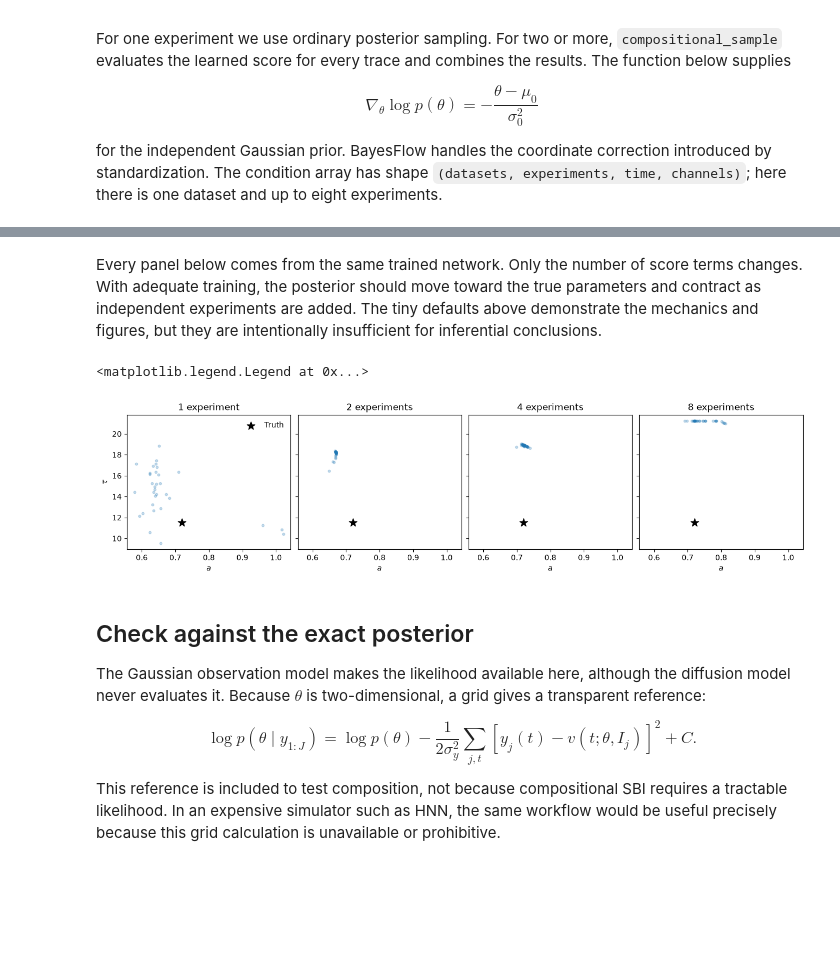
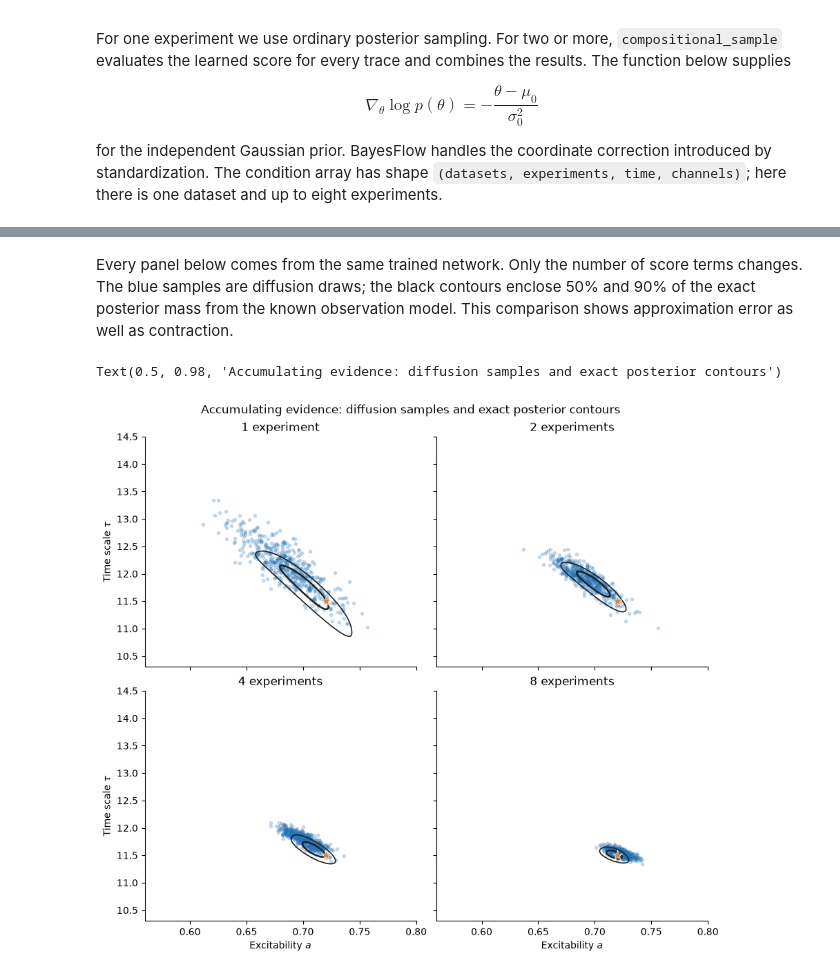
Before and after one commit to bayesflow-org/ai4science, a Jupyter notebook: tutorials/compositional-diffusion.ipynb, the cells around one changed output, grey strips where cells are left out. Drawn from its saved outputs; the diff is of its cells as text; code cells hidden in the pictures; blank space fills up the shorter version.

Commit message:
Tune compositional inference

```diff
--- a/tutorials/compositional-diffusion.ipynb
+++ b/tutorials/compositional-diffusion.ipynb
@@ -83,7 +90,7 @@ def simulate_voltage(parameters, currents):
 
 
 def observe(parameters, currents, rng):
-    voltage = simulate_voltage(parameters, currents)
+    voltage = simulate_voltage(parameters, currents)[:, ::8]
     noise = NOISE_SD * rng.standard_normal(voltage.shape, dtype=np.float32)
     observables = np.empty(voltage.shape + (2,), dtype=np.float32)
     observables[..., 0] = voltage + noise
@@ -128,0 +136,3 @@ The deliberately small network and training configuration keep the notebook quic
+# %%
+training_data = simulate_dataset(N_TRAIN, training_rng)
+validation_data = simulate_dataset(N_VALIDATION, validation_rng)
@@ -129,20 +147,9 @@ The deliberately small network and training configuration keep the notebook quic
 # %%
-training_data = simulate_dataset(10_000, training_rng)
-validation_data = simulate_dataset(500, validation_rng)
-
-workflow = bf.CompositionalWorkflow(
-    inference_variables="parameters",
-    summary_variables="observables",
-    summary_network=bf.networks.TimeSeriesNetwork(summary_dim=8),
-    inference_network=bf.networks.DiffusionModel(subnet_kwargs={"widths": (128,)*3}),
-    standardize="all"
-)
-
 history = workflow.fit_offline(
     training_data,
     validation_data=validation_data,
     epochs=EPOCHS,
-    batch_size=128
+    batch_size=BATCH_SIZE,
 )
 # %% [output]
 INFO:bayesflow:Fitting on dataset instance of OfflineDataset.
@@ -203,24 +221,40 @@ INFO:bayesflow:Sampling completed in 2.09 seconds.
 # %% [markdown]
-Every panel below comes from the same trained network. Only the number of score terms changes. With adequate training, the posterior should move toward the true parameters and contract as independent experiments are added. The tiny defaults above demonstrate the mechanics and figures, but they are intentionally insufficient for inferential conclusions.
+Every panel below comes from the same trained network. Only the number of score terms changes. The blue samples are diffusion draws; the black contours enclose 50% and 90% of the exact posterior mass from the known observation model. This comparison shows approximation error as well as contraction.
 # %%
-fig, axes = plt.subplots(1, 4, figsize=(13, 3.2), sharex=True, sharey=True, layout="constrained")
-for ax, (n_experiments, samples) in zip(axes, posterior_by_experiment_count.items()):
-    ax.scatter(samples[:, 0], np.exp(samples[:, 1]), s=10, alpha=0.25)
-    ax.scatter(TRUE_PARAMETERS[0], np.exp(TRUE_PARAMETERS[1]), marker="*", s=120, color="black", label="Truth")
-    ax.set_title(f"{n_experiments} experiment{'s' if n_experiments > 1 else ''}")
-    ax.set_xlabel(r"$a$")
-axes[0].set_ylabel(r"$\tau$")
-axes[0].legend(frameon=False)
+grid_size = 350
+a_values = np.linspace(0.46, 0.94, grid_size, dtype=np.float32)
+log_tau_values = np.linspace(np.log(7.0), np.log(22.0), grid_size, dtype=np.float32)
+a_grid, log_tau_grid = np.meshgrid(a_values, log_tau_values)
+grid_parameters = np.column_stack((a_grid.ravel(), log_tau_grid.ravel()))
+log_posterior = -0.5 * np.sum(((grid_parameters - PRIOR_MEAN) / PRIOR_SD) ** 2, axis=1)
+reference_by_experiment_count = {}
+
+for index, experiment in enumerate(observed_panel, start=1):
+    currents = np.full(grid_parameters.shape[0], experiment[0, 1], dtype=np.float32)
+    residual = experiment[:, 0] - simulate_voltage(grid_parameters, currents)[:, ::8]
+    log_posterior -= np.sum(residual**2, axis=1) / (2.0 * NOISE_SD**2)
+    if index in posterior_by_experiment_count:
+        reference = np.exp(log_posterior - np.max(log_posterior)).reshape(a_grid.shape)
+        reference_by_experiment_count[index] = reference / reference.sum()
+
+fig, axes = plt.subplots(2, 2, figsize=(9, 8), sharex=True, sharey=True, layout="constrained")
+for ax, (count, samples) in zip(axes.flat, posterior_by_experiment_count.items()):
+    reference = reference_by_experiment_count[count]
+    sorted_mass = np.sort(reference.ravel())[::-1]
+    cumulative_mass = np.cumsum(sorted_mass)
+    outer = sorted_mass[np.searchsorted(cumulative_mass, 0.90)]
+    inner = sorted_mass[np.searchsorted(cumulative_mass, 0.50)]
+    ax.contour(a_grid, np.exp(log_tau_grid), reference, levels=(outer, inner), colors="#202020", linewidths=(1.2, 1.8))
+    ax.scatter(samples[:, 0], np.exp(samples[:, 1]), s=9, alpha=0.22, color="#2273b7", rasterized=True)
+    ax.scatter(TRUE_PARAMETERS[0], np.exp(TRUE_PARAMETERS[1]), marker="*", s=115, color="#e08028", edgecolor="white", linewidth=0.5, zorder=5)
+    ax.set(title=f"{count} experiment{'s' if count > 1 else ''}", xlim=(0.56, 0.80), ylim=(10.3, 14.5))
+    ax.spines[["top", "right"]].set_visible(False)
+
+for ax in axes[-1]:
+    ax.set_xlabel(r"Excitability $a$")
+for ax in axes[:, 0]:
+    ax.set_ylabel(r"Time scale $\tau$")
+fig.suptitle("Accumulating evidence: diffusion samples and exact posterior contours")
 # %% [output]
-<matplotlib.legend.Legend at 0x...>
+Text(0.5, 0.98, 'Accumulating evidence: diffusion samples and exact posterior contours')
-[figure, old version]
+[figure, new version]
-# %% [markdown]
-## Check against the exact posterior
-
-The Gaussian observation model makes the likelihood available here, although the diffusion model never evaluates it. Because $\theta$ is two-dimensional, a grid gives a transparent reference:
-
-$$\log p(\theta\mid y_{1:J}) = \log p(\theta)
-- \frac{1}{2\sigma_y^2}\sum_{j,t}
-\left[y_j(t)-v(t;\theta,I_j)\right]^2 + C.$$
-
-This reference is included to test composition, not because compositional SBI requires a tractable likelihood. In an expensive simulator such as HNN, the same workflow would be useful precisely because this grid calculation is unavailable or prohibitive.
```
Also changed, not shown: parts of 13 cells of this notebook, 1 other file.
